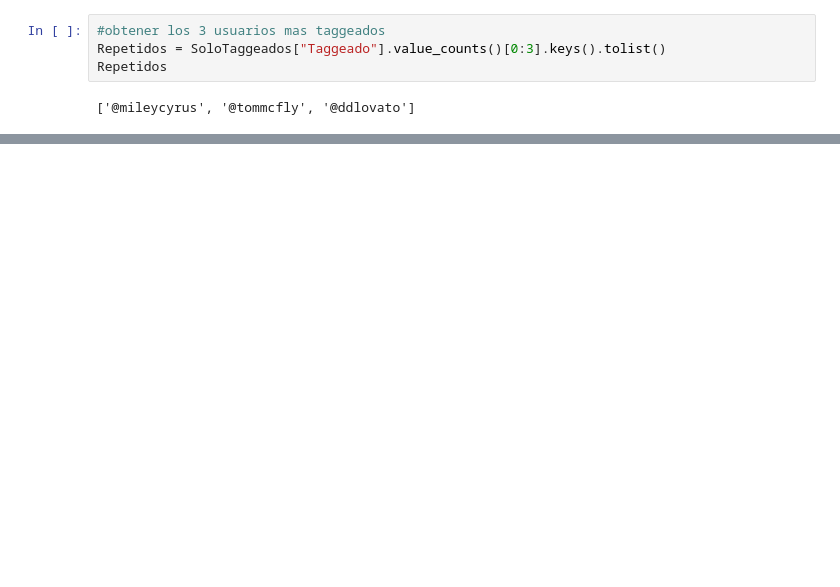
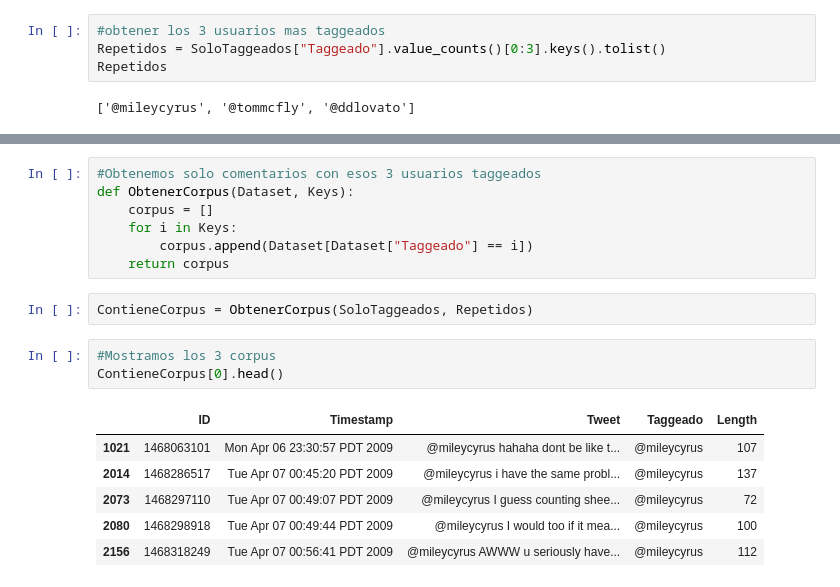
Before and after one commit to rub3ng0nzalez/MSDegree, a Jupyter notebook: TextMiningandImageRecognition/HT3/HT3RDG.ipynb, the cells around one changed output, grey strips where cells are left out. Saved outputs shown, nothing was run; the diff lists cells and outputs as text; blank space fills up the shorter version.

Commit message:
Version con la parte inicial del problema 3

```diff
--- a/TextMiningandImageRecognition/HT3/HT3RDG.ipynb
+++ b/TextMiningandImageRecognition/HT3/HT3RDG.ipynb
@@ -285,0 +279,19 @@ See the caveats in the documentation: http://pandas.pydata.org/pandas-docs/stabl
+# %%
+#Obtenemos solo comentarios con esos 3 usuarios taggeados
+def ObtenerCorpus(Dataset, Keys):
+    corpus = []
+    for i in Keys:
+        corpus.append(Dataset[Dataset["Taggeado"] == i])
+    return corpus
+# %%
+ContieneCorpus = ObtenerCorpus(SoloTaggeados, Repetidos)
+# %%
+#Mostramos los 3 corpus
+ContieneCorpus[0].head()
+# %% [output]
+|  | ID | Timestamp | Tweet | Taggeado | Length |
+| 1021 | 1468063101 | Mon Apr 06 23:30:57 PDT 2009 | @mileycyrus hahaha dont be like t... | @mileycyrus | 107 |
+| 2014 | 1468286517 | Tue Apr 07 00:45:20 PDT 2009 | @mileycyrus i have the same probl... | @mileycyrus | 137 |
+| 2073 | 1468297110 | Tue Apr 07 00:49:07 PDT 2009 | @mileycyrus I guess counting shee... | @mileycyrus | 72 |
+| 2080 | 1468298918 | Tue Apr 07 00:49:44 PDT 2009 | @mileycyrus I would too if it mea... | @mileycyrus | 100 |
+| 2156 | 1468318249 | Tue Apr 07 00:56:41 PDT 2009 | @mileycyrus AWWW u seriously have... | @mileycyrus | 112 |
```
Also changed, not shown: parts of 7 cells of this notebook.
